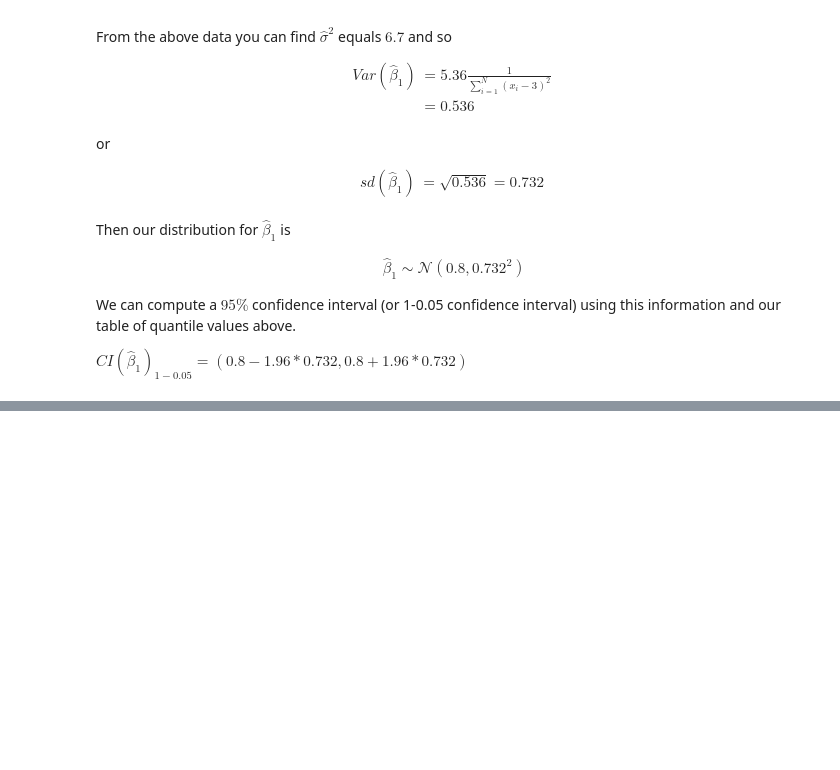
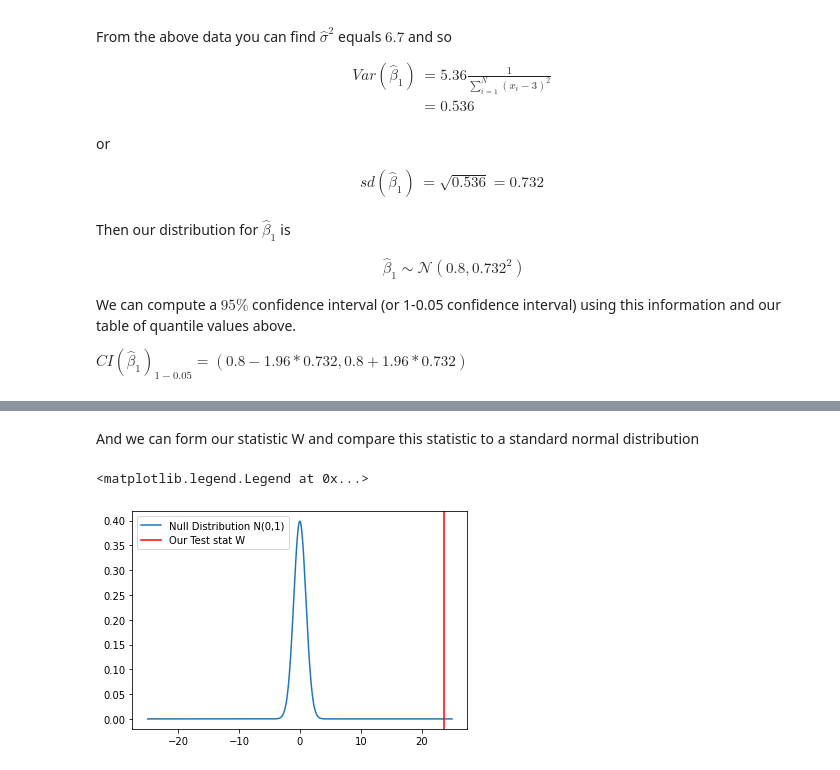
Before and after one commit to computationalUncertaintyLab/2021F_PHDSII, a Jupyter notebook: week06/2021F_Week06.ipynb, the cells around one changed output, grey strips where cells are left out. Saved outputs shown, nothing was run; the diff lists cells and outputs as text; code cells hidden in the pictures; blank space fills up the shorter version.

```diff
--- a/week06/2021F_Week06.ipynb
+++ b/week06/2021F_Week06.ipynb
@@ -360,0 +501,17 @@ $CI(\hat \beta_{1})_{1-0.05} = (0.8-1.96*0.732, 0.8+1.96*0.732)$
+# %% [markdown]
+And we can form our statistic W and compare this statistic to a standard normal distribution
+# %%
+import scipy.stats
+
+dom = np.linspace(-25,25,10**3)
+standardnormpdf = scipy.stats.norm(0,1).pdf
+
+fig,ax = plt.subplots()
+ax.plot(dom,standardnormpdf(dom),label = "Null Distribution N(0,1)")
+
+ax.axvline(W,color="red",label="Our Test stat W")
+
+ax.legend()
+# %% [output]
+<matplotlib.legend.Legend at 0x...>
+[figure, added]
```
Also changed, not shown: parts of 9 cells of this notebook, 1 other file.
